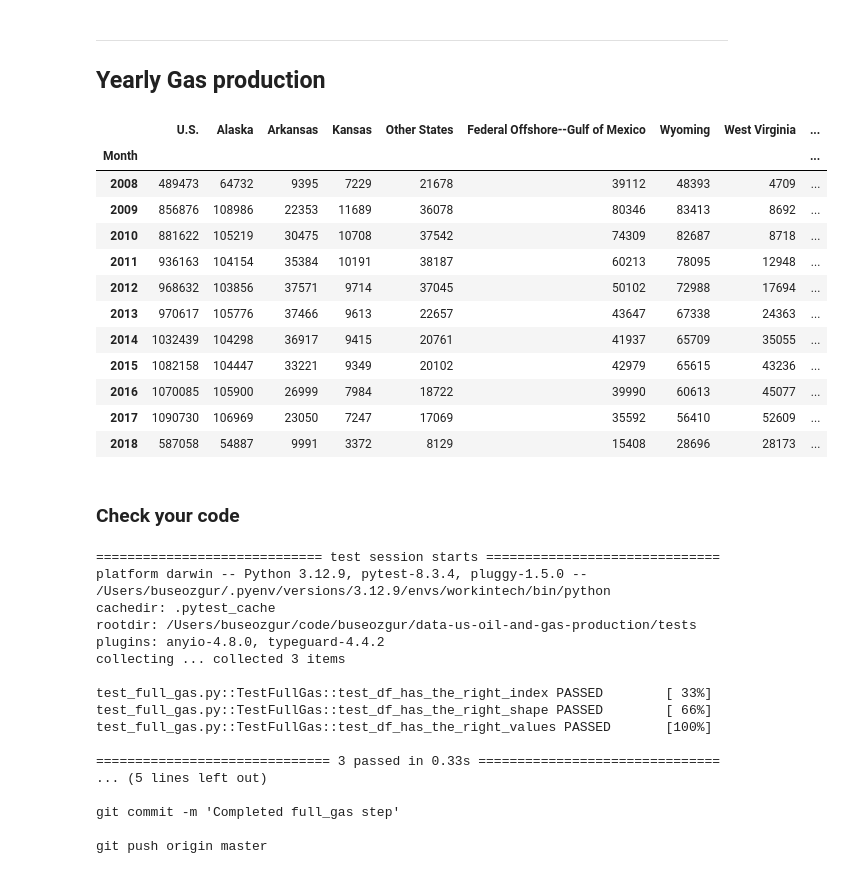
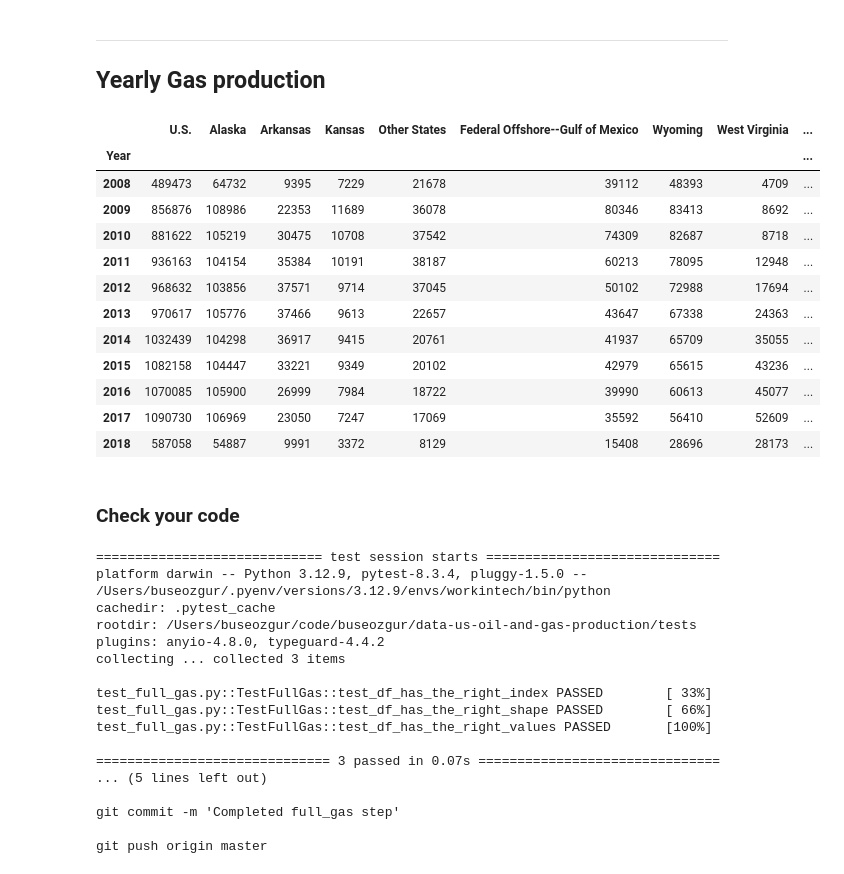
Before and after one commit to buseozgur/data-us-oil-and-gas-production, a Jupyter notebook: oil_and_gas.ipynb, the cells around one changed output. Cells and saved outputs as stored; diff of their text form; code cells hidden in the pictures.

```diff
--- a/oil_and_gas.ipynb
+++ b/oil_and_gas.ipynb
@@ -133,10 +142,11 @@ Name: Month, dtype: int32
 ## Yearly Gas production
 # %%
 yearly_gas_df = gas_df.groupby(gas_df["Month"].dt.year).sum(numeric_only = True)
+yearly_gas_df.index.name = "Year"
 yearly_gas_df
 # %% [output]
 |  | U.S. | Alaska | Arkansas | Kansas | Other States | Federal Offshore--Gulf of Mexico | Wyoming | West Virginia | ... |
-| Month |  |  |  |  |  |  |  |  | ... |
+| Year |  |  |  |  |  |  |  |  | ... |
 | 2008 | 489473 | 64732 | 9395 | 7229 | 21678 | 39112 | 48393 | 4709 | ... |
 | 2009 | 856876 | 108986 | 22353 | 11689 | 36078 | 80346 | 83413 | 8692 | ... |
 | 2010 | 881622 | 105219 | 30475 | 10708 | 37542 | 74309 | 82687 | 8718 | ... |
@@ -178,7 +188,7 @@ test_full_gas.py::TestFullGas::test_df_has_the_right_index PASSED        [ 33%]
 test_full_gas.py::TestFullGas::test_df_has_the_right_shape PASSED        [ 66%]
 test_full_gas.py::TestFullGas::test_df_has_the_right_values PASSED       [100%]
 
-============================== 3 passed in 0.33s ===============================
+============================== 3 passed in 0.07s ===============================
 ... (5 lines left out)
 
 git commit -m 'Completed full_gas step'
```
Also changed, not shown: parts of 9 cells of this notebook, 1 other file.
